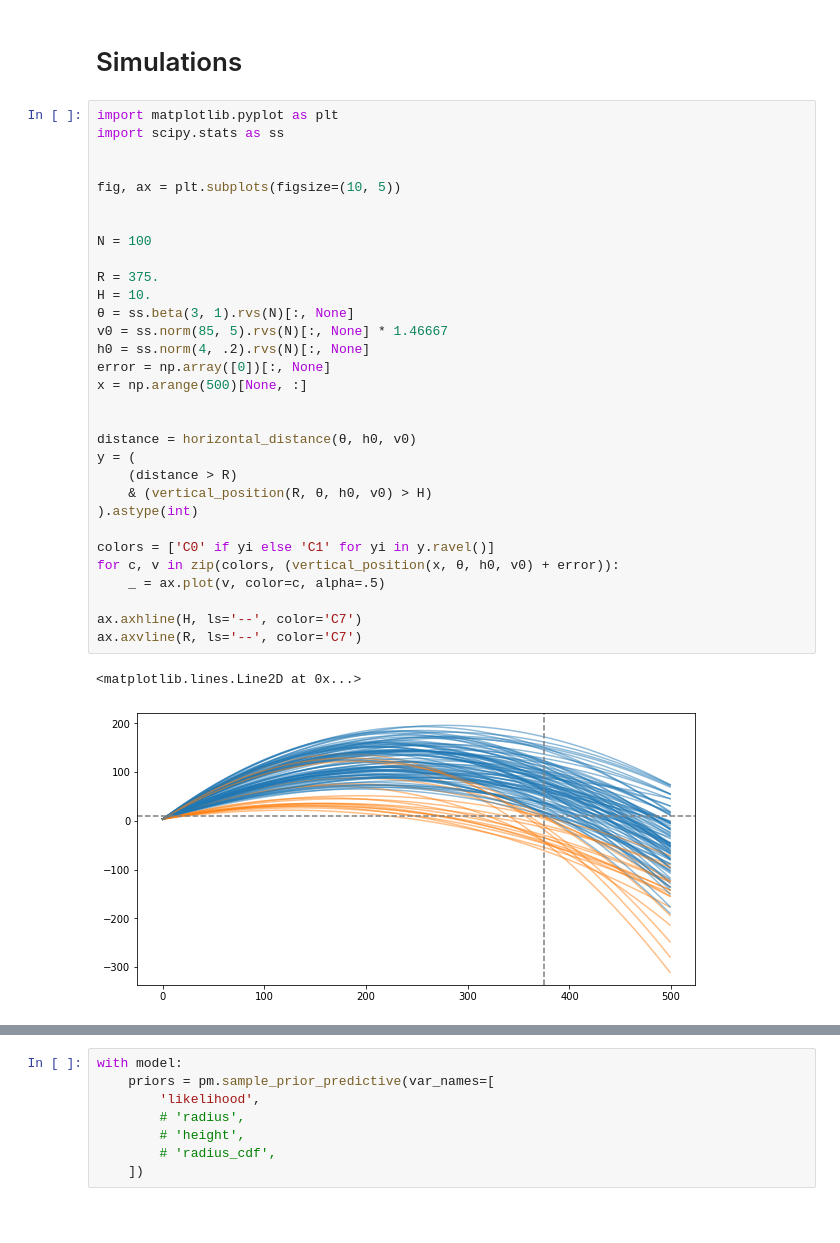
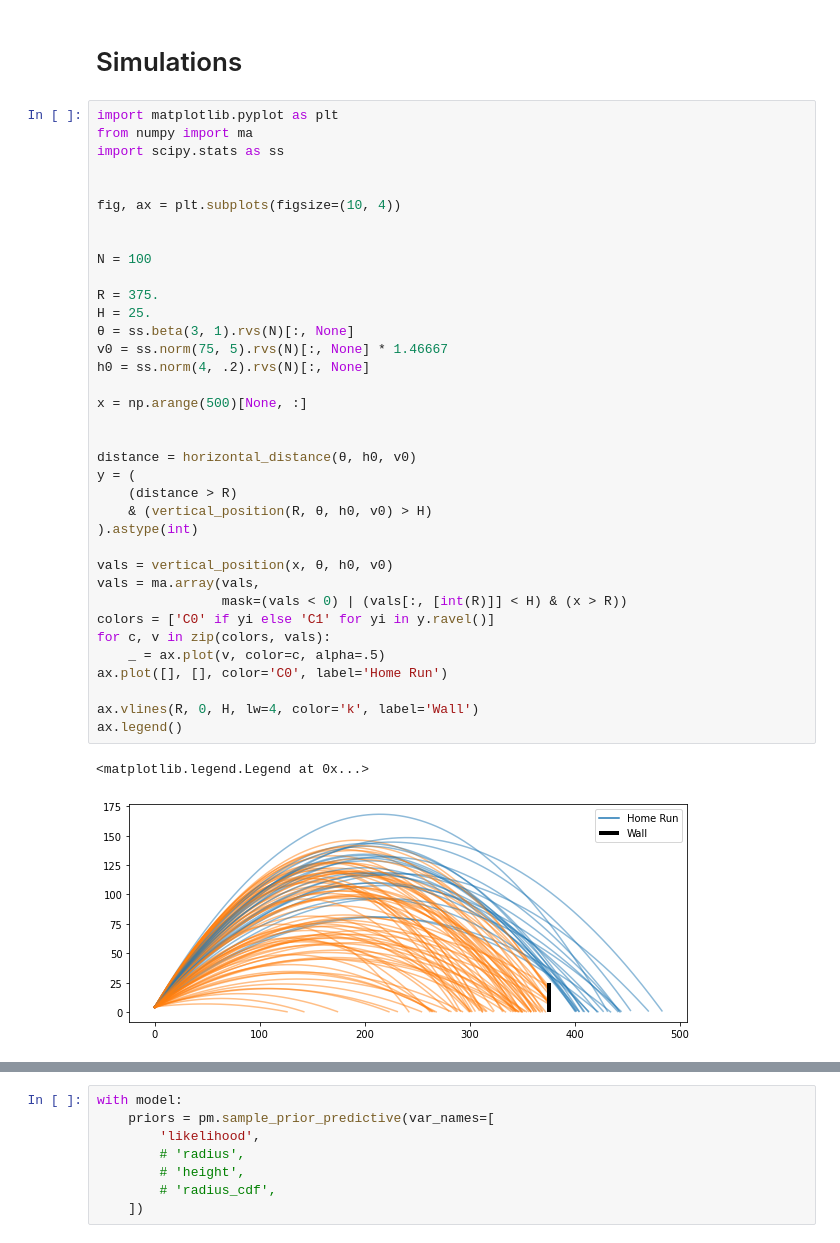
Before and after one commit to dantegates/mlb-statcast, a Jupyter notebook: estimating-field-dimensions.ipynb, the cells around one changed output, grey strips where cells are left out. Drawn from its saved outputs; the diff is of its cells as text; blank space fills up the shorter version.

```diff
--- a/estimating-field-dimensions.ipynb
+++ b/estimating-field-dimensions.ipynb
@@ -43,35 +43,40 @@ ax.axvline(horizontal_distance(θ * np.pi / 180, h0, v0), ls='--', color='C7')
 # Simulations
 # %%
 import matplotlib.pyplot as plt
+from numpy import ma
 import scipy.stats as ss
 
 
-fig, ax = plt.subplots(figsize=(10, 5))
+fig, ax = plt.subplots(figsize=(10, 4))
 
 
 N = 100
 
 R = 375.
-H = 10.
+H = 25.
 θ = ss.beta(3, 1).rvs(N)[:, None]
-v0 = ss.norm(85, 5).rvs(N)[:, None] * 1.46667
+v0 = ss.norm(75, 5).rvs(N)[:, None] * 1.46667
 h0 = ss.norm(4, .2).rvs(N)[:, None]
-error = np.array([0])[:, None]
+
 x = np.arange(500)[None, :]
 
 
 distance = horizontal_distance(θ, h0, v0)
 y = (
     (distance > R)
     & (vertical_position(R, θ, h0, v0) > H)
 ).astype(int)
 
+vals = vertical_position(x, θ, h0, v0)
+vals = ma.array(vals,
+                mask=(vals < 0) | (vals[:, [int(R)]] < H) & (x > R))
 colors = ['C0' if yi else 'C1' for yi in y.ravel()]
-for c, v in zip(colors, (vertical_position(x, θ, h0, v0) + error)):
+for c, v in zip(colors, vals):
     _ = ax.plot(v, color=c, alpha=.5)
+ax.plot([], [], color='C0', label='Home Run')
 
-ax.axhline(H, ls='--', color='C7')
-ax.axvline(R, ls='--', color='C7')
+ax.vlines(R, 0, H, lw=4, color='k', label='Wall')
+ax.legend()
 # %% [output]
-<matplotlib.lines.Line2D at 0x...>
+<matplotlib.legend.Legend at 0x...>
-[figure, old version]
+[figure, new version]
```
Also changed, not shown: parts of 16 cells of this notebook.
